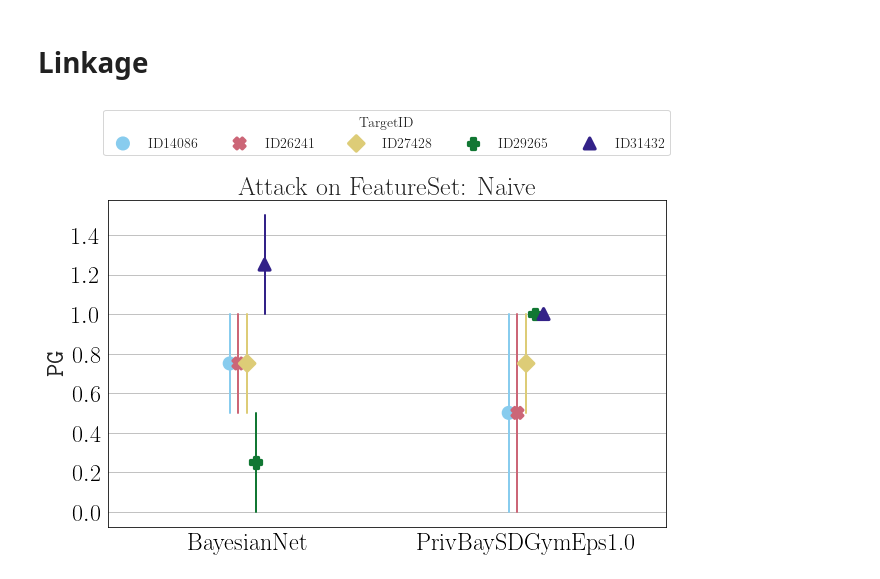
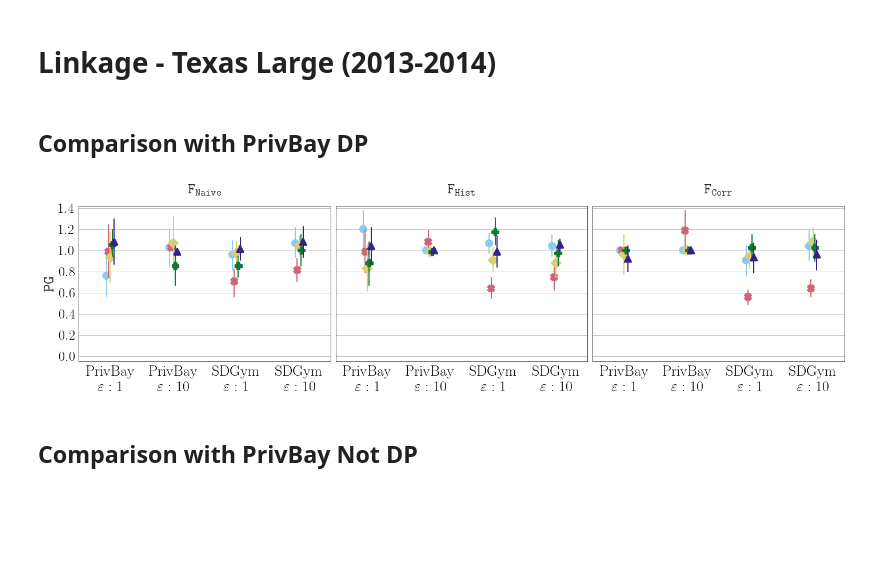
Before and after one commit to spring-epfl/synthetic_data_release, a Jupyter notebook: notebooks/Analyse Results.ipynb, the cells around one changed output. Saved outputs shown, nothing was run; the diff lists cells and outputs as text; code cells hidden in the pictures; blank space fills up the shorter version.

```diff
--- a/notebooks/Analyse Results.ipynb
+++ b/notebooks/Analyse Results.ipynb
@@ -13,10 +14,14 @@ from utils.analyse_results import *
 # %% [markdown]
-# Linkage
+# Linkage - Texas Large (2013-2014)
+# %% [markdown]
+## Comparison with PrivBay DP
 # %%
-dirname = '../tests/linkage/'
+dirname = '../outputs/linkage/sdgym_eval/PrivBayFixed/'
 linkage_gain = load_results_linkage(dirname)
 # %%
-models = ['BayesianNet', 'PrivBaySDGymEps1.0']
-fig = plt_per_target_pg(linkage_gain, models, resFilter=('FeatureSet', 'Naive'))
+models = ['PrivBayesEps1.0', 'PrivBayesEps10.0', 'PrivBaySDGymEps1.0', 'PrivBaySDGymEps10.0']
+fig = plt_privacy_gain(linkage_gain, models)
 # %% [output]
-[figure, old version]
+[figure, new version]
+# %% [markdown]
+## Comparison with PrivBay Not DP
```
Also changed, not shown: parts of 13 cells of this notebook, 22 other files.
